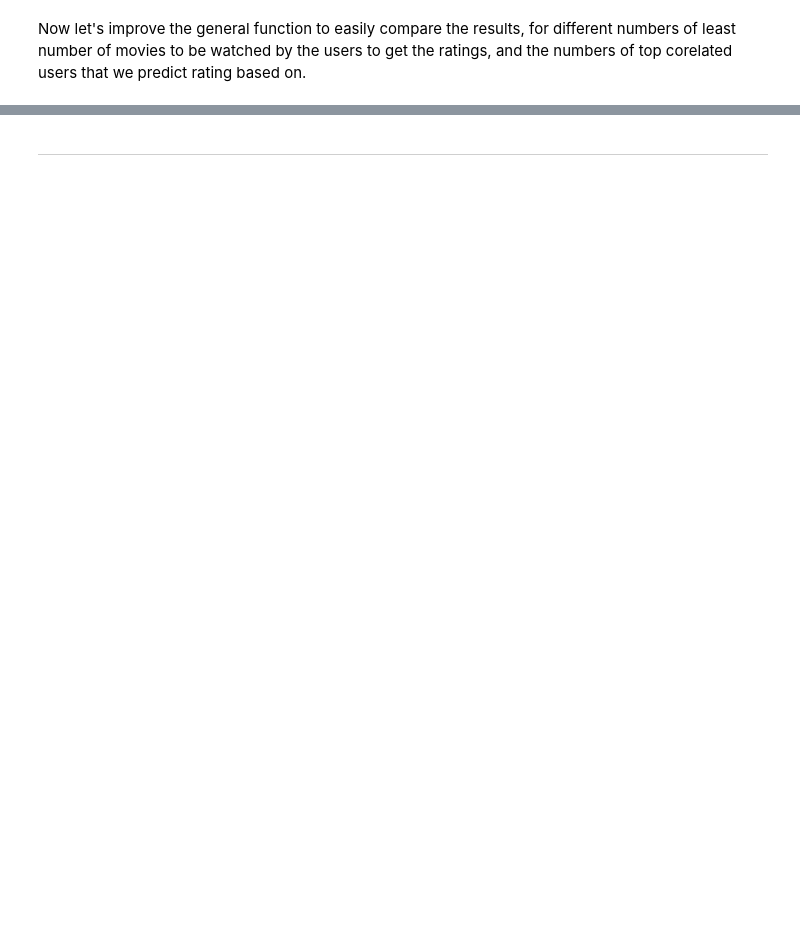
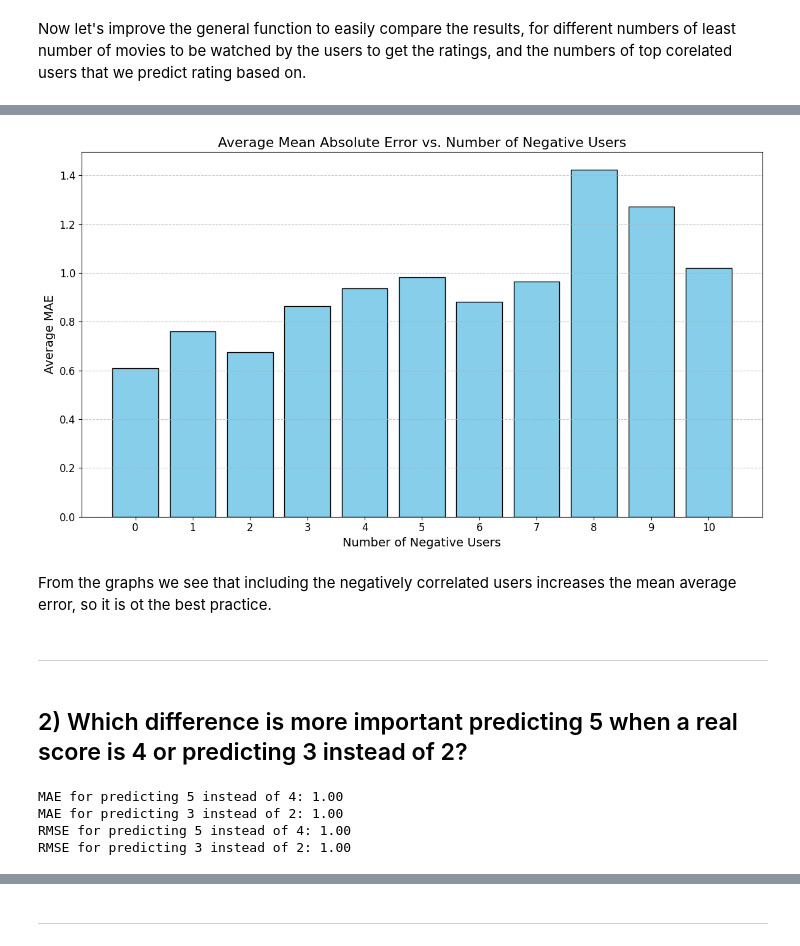
Before and after one commit to mmartyna123/InformationRetrieval, a Jupyter notebook: Lab5/Lab-IR5.ipynb, the cells around one changed output, grey strips where cells are left out. Cells and saved outputs as stored; diff of their text form; code cells hidden in the pictures; blank space fills up the shorter version.

```diff
--- a/Lab5/Lab-IR5.ipynb
+++ b/Lab5/Lab-IR5.ipynb
@@ -981,0 +834,42 @@ Average of the means absolute errors: 1.1974313427660863
+# %%
+negative_users_values = list(results.keys())
+average_maes = [results[nu]["maeAVG"] for nu in negative_users_values]
+
+# Plot the results
+plt.figure(figsize=(12, 7))
+plt.bar(negative_users_values, average_maes, color='skyblue', edgecolor='black')
+plt.xlabel('Number of Negative Users', fontsize=14)
+plt.ylabel('Average MAE', fontsize=14)
+plt.title('Average Mean Absolute Error vs. Number of Negative Users', fontsize=16)
+plt.grid(axis='y', linestyle='--', alpha=0.7)
+plt.xticks(negative_users_values, fontsize=12)
+plt.yticks(fontsize=12)
+plt.tight_layout()
+plt.show()
+# %% [output]
+[figure, added]
+# %% [markdown]
+From the graphs we see that including the negatively correlated users increases the mean average error, so it is ot the best practice.
+# %% [markdown]
+---
+# %% [markdown]
+## 2) Which difference is more important predicting 5 when a real score is 4 or predicting 3 instead of 2?
+# %%
+realScores = [4, 2]
+predictedScores = [5, 3]
+
+
+mae1 = mean_absolute_error([realScores[0]], [predictedScores[0]])
+print(f"MAE for predicting {predictedScores[0]} instead of {realScores[0]}: {mae1:.2f}")
+mae2 = mean_absolute_error([realScores[1]], [predictedScores[1]])
+print(f"MAE for predicting {predictedScores[1]} instead of {realScores[1]}: {mae2:.2f}")
+
+rmse1 = mean_squared_error([realScores[0]], [predictedScores[0]])
+print(f"RMSE for predicting {predictedScores[0]} instead of {realScores[0]}: {rmse1:.2f}")
+rmse2 = mean_squared_error([realScores[1]], [predictedScores[1]])
+print(f"RMSE for predicting {predictedScores[1]} instead of {realScores[1]}: {rmse2:.2f}")
+# %% [output]
+MAE for predicting 5 instead of 4: 1.00
+MAE for predicting 3 instead of 2: 1.00
+RMSE for predicting 5 instead of 4: 1.00
+RMSE for predicting 3 instead of 2: 1.00
```
Also changed, not shown: parts of 37 cells of this notebook.
